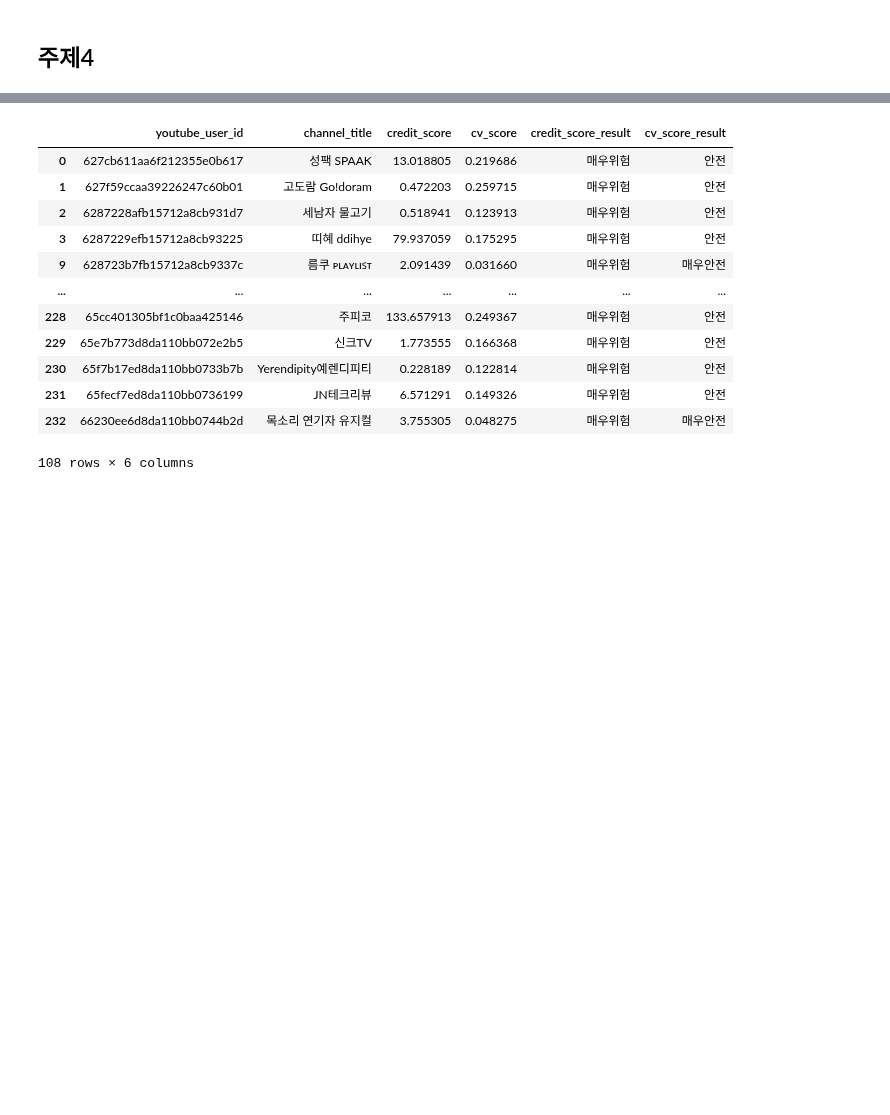
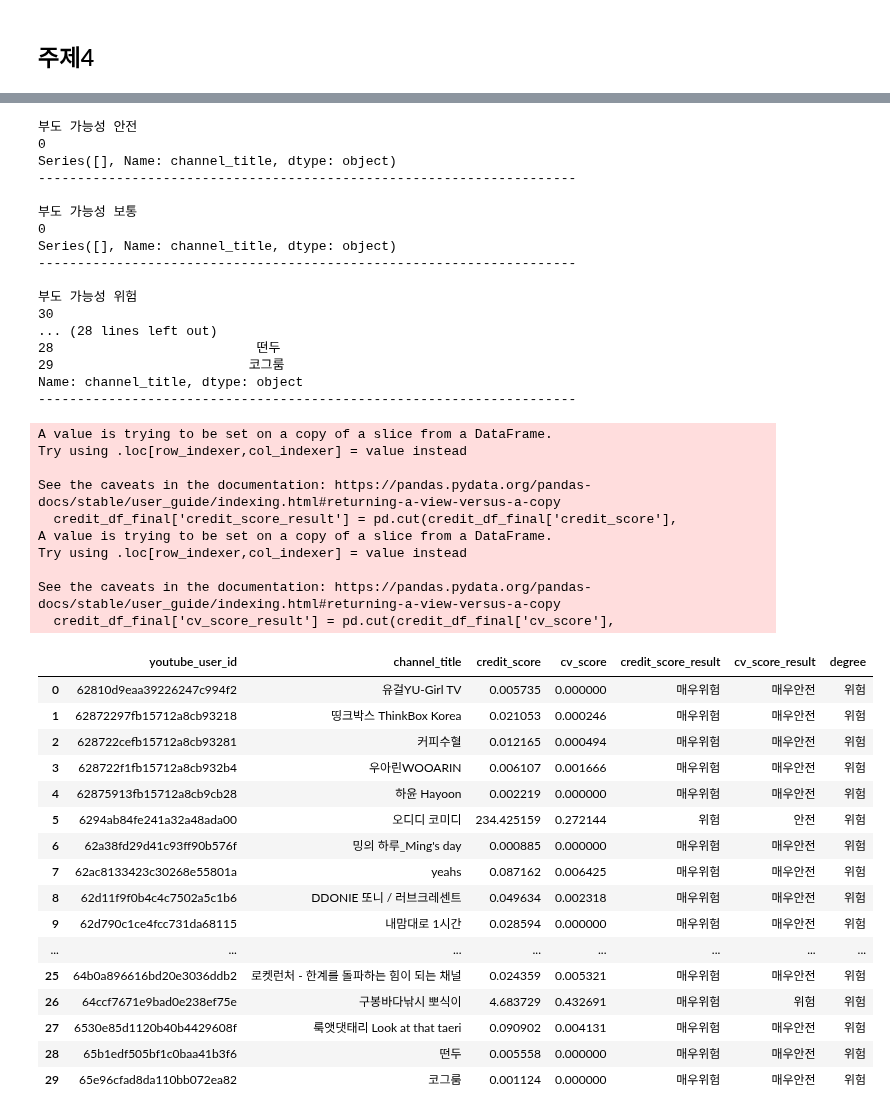
Before and after one commit to kkwann/awake, a Jupyter notebook: 7.Distribution_test.ipynb, the cells around one changed output, grey strips where cells are left out. Cells and saved outputs as stored; diff of their text form; code cells hidden in the pictures; blank space fills up the shorter version.

```diff
--- a/7.Distribution_test.ipynb
+++ b/7.Distribution_test.ipynb
@@ -1139,18 +1158,47 @@ credit_df_final[(credit_df_final['credit_score_result'].isin(['위험','매우
-# %%
-# 보통
-aa = set(credit_df_final['youtube_user_id']) - set(list(credit_df_final[(credit_df_final['credit_score_result'].isin(['매우안전','안전','보통'])) & (credit_df_final['cv_score_result'].isin(['매우안전','안전']))]['youtube_user_id']) + list(credit_df_final[(credit_df_final['credit_score_result'].isin(['위험','매우위험'])) & (credit_df_final['cv_score_result'].isin(['위험','매우위험']))]['youtube_user_id']))
-credit_df_final[credit_df_final['youtube_user_id'].isin(aa)]
-# %% [output]
-|  | youtube_user_id | channel_title | credit_score | cv_score | credit_score_result | cv_score_result |
-| 0 | 627cb611aa6f212355e0b617 | 성팩 SPAAK | 13.018805 | 0.219686 | 매우위험 | 안전 |
-| 1 | 627f59ccaa39226247c60b01 | 고도람 Go!doram | 0.472203 | 0.259715 | 매우위험 | 안전 |
-| 2 | 6287228afb15712a8cb931d7 | 세남자 물고기 | 0.518941 | 0.123913 | 매우위험 | 안전 |
-| 3 | 6287229efb15712a8cb93225 | 띠혜 ddihye | 79.937059 | 0.175295 | 매우위험 | 안전 |
-| 9 | 628723b7fb15712a8cb9337c | 름쿠 ᴘʟᴀʏʟɪꜱᴛ | 2.091439 | 0.031660 | 매우위험 | 매우안전 |
-| ... | ... | ... | ... | ... | ... | ... |
-| 228 | 65cc401305bf1c0baa425146 | 주피코 | 133.657913 | 0.249367 | 매우위험 | 안전 |
-| 229 | 65e7b773d8da110bb072e2b5 | 신크TV | 1.773555 | 0.166368 | 매우위험 | 안전 |
-| 230 | 65f7b17ed8da110bb0733b7b | Yerendipity예렌디피티 | 0.228189 | 0.122814 | 매우위험 | 안전 |
-| 231 | 65fecf7ed8da110bb0736199 | JN테크리뷰 | 6.571291 | 0.149326 | 매우위험 | 안전 |
-| 232 | 66230ee6d8da110bb0744b2d | 목소리 연기자 유지컬 | 3.755305 | 0.048275 | 매우위험 | 매우안전 |
-108 rows × 6 columns
+# %%
+result_topic4()
+# %% [output]
+부도 가능성 안전
+0
+Series([], Name: channel_title, dtype: object)
+---------------------------------------------------------------------
+
+부도 가능성 보통
+0
+Series([], Name: channel_title, dtype: object)
+---------------------------------------------------------------------
+
+부도 가능성 위험
+30
+... (28 lines left out)
+28                          떤두
+29                         코그룸
+Name: channel_title, dtype: object
+---------------------------------------------------------------------
+A value is trying to be set on a copy of a slice from a DataFrame.
+Try using .loc[row_indexer,col_indexer] = value instead
+
+See the caveats in the documentation: https://pandas.pydata.org/pandas-docs/stable/user_guide/indexing.html#returning-a-view-versus-a-copy
+  credit_df_final['credit_score_result'] = pd.cut(credit_df_final['credit_score'],
+A value is trying to be set on a copy of a slice from a DataFrame.
+Try using .loc[row_indexer,col_indexer] = value instead
+
+See the caveats in the documentation: https://pandas.pydata.org/pandas-docs/stable/user_guide/indexing.html#returning-a-view-versus-a-copy
+  credit_df_final['cv_score_result'] = pd.cut(credit_df_final['cv_score'],
+|  | youtube_user_id | channel_title | credit_score | cv_score | credit_score_result | cv_score_result | degree |
+| 0 | 62810d9eaa39226247c994f2 | 유걸YU-Girl TV | 0.005735 | 0.000000 | 매우위험 | 매우안전 | 위험 |
+| 1 | 62872297fb15712a8cb93218 | 띵크박스 ThinkBox Korea | 0.021053 | 0.000246 | 매우위험 | 매우안전 | 위험 |
+| 2 | 628722cefb15712a8cb93281 | 커피수혈 | 0.012165 | 0.000494 | 매우위험 | 매우안전 | 위험 |
+| 3 | 628722f1fb15712a8cb932b4 | 우아린WOOARIN | 0.006107 | 0.001666 | 매우위험 | 매우안전 | 위험 |
+| 4 | 62875913fb15712a8cb9cb28 | 하윤 Hayoon | 0.002219 | 0.000000 | 매우위험 | 매우안전 | 위험 |
+| 5 | 6294ab84fe241a32a48ada00 | 오디디 코미디 | 234.425159 | 0.272144 | 위험 | 안전 | 위험 |
+| 6 | 62a38fd29d41c93ff90b576f | 밍의 하루_Ming's day | 0.000885 | 0.000000 | 매우위험 | 매우안전 | 위험 |
+| 7 | 62ac8133423c30268e55801a | yeahs | 0.087162 | 0.006425 | 매우위험 | 매우안전 | 위험 |
+| 8 | 62d11f9f0b4c4c7502a5c1b6 | DDONIE 또니 / 러브크레센트 | 0.049634 | 0.002318 | 매우위험 | 매우안전 | 위험 |
+| 9 | 62d790c1ce4fcc731da68115 | 내맘대로 1시간 | 0.028594 | 0.000000 | 매우위험 | 매우안전 | 위험 |
+| ... | ... | ... | ... | ... | ... | ... | ... |
+| 25 | 64b0a896616bd20e3036ddb2 | 로켓런처 - 한계를 돌파하는 힘이 되는 채널 | 0.024359 | 0.005321 | 매우위험 | 매우안전 | 위험 |
+| 26 | 64ccf7671e9bad0e238ef75e | 구봉바다낚시 뽀식이 | 4.683729 | 0.432691 | 매우위험 | 위험 | 위험 |
+| 27 | 6530e85d1120b40b4429608f | 룩앳댓태리 Look at that taeri | 0.090902 | 0.004131 | 매우위험 | 매우안전 | 위험 |
+| 28 | 65b1edf505bf1c0baa41b3f6 | 떤두 | 0.005558 | 0.000000 | 매우위험 | 매우안전 | 위험 |
+| 29 | 65e96cfad8da110bb072ea82 | 코그룸 | 0.001124 | 0.000000 | 매우위험 | 매우안전 | 위험 |
```
Also changed, not shown: parts of 30 cells of this notebook.
